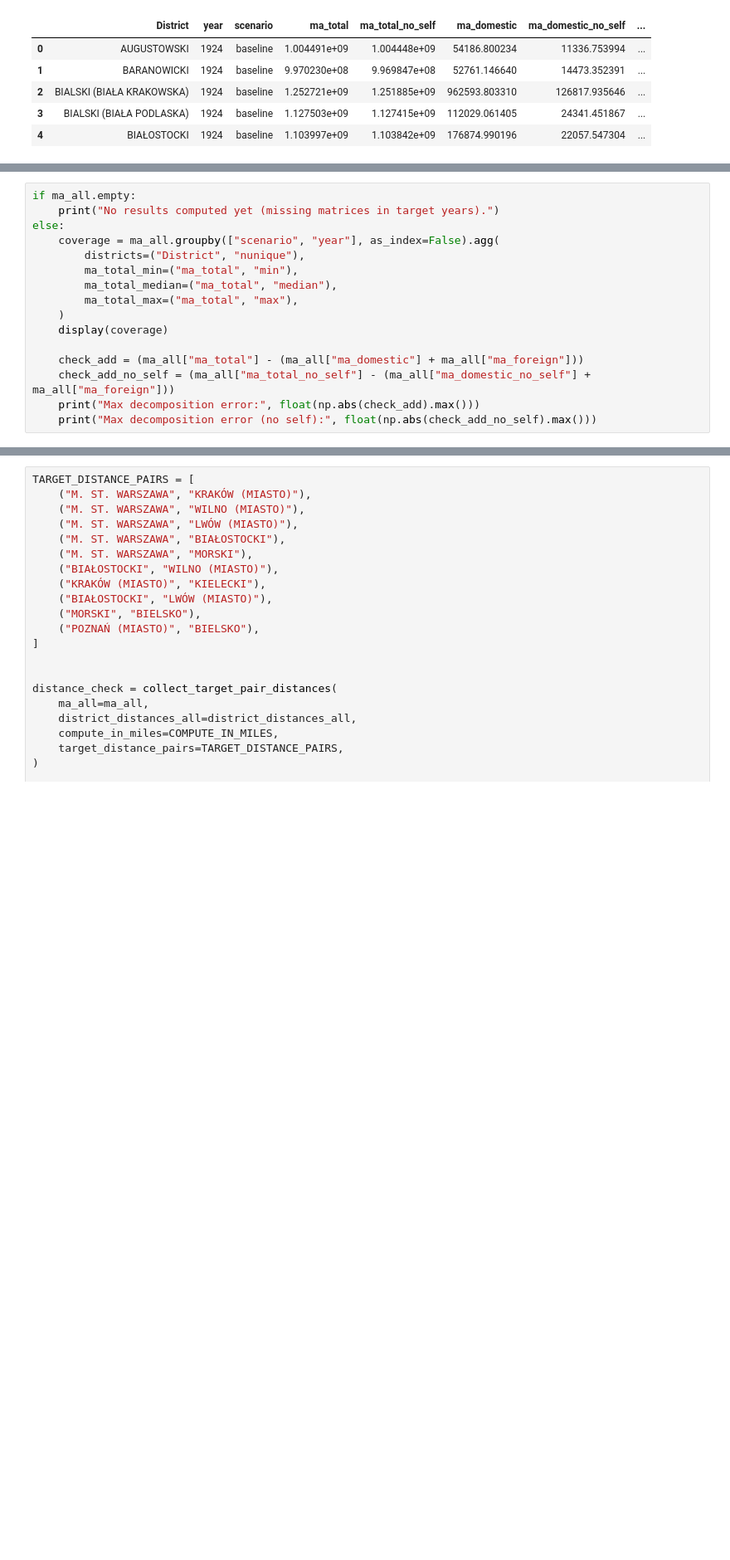
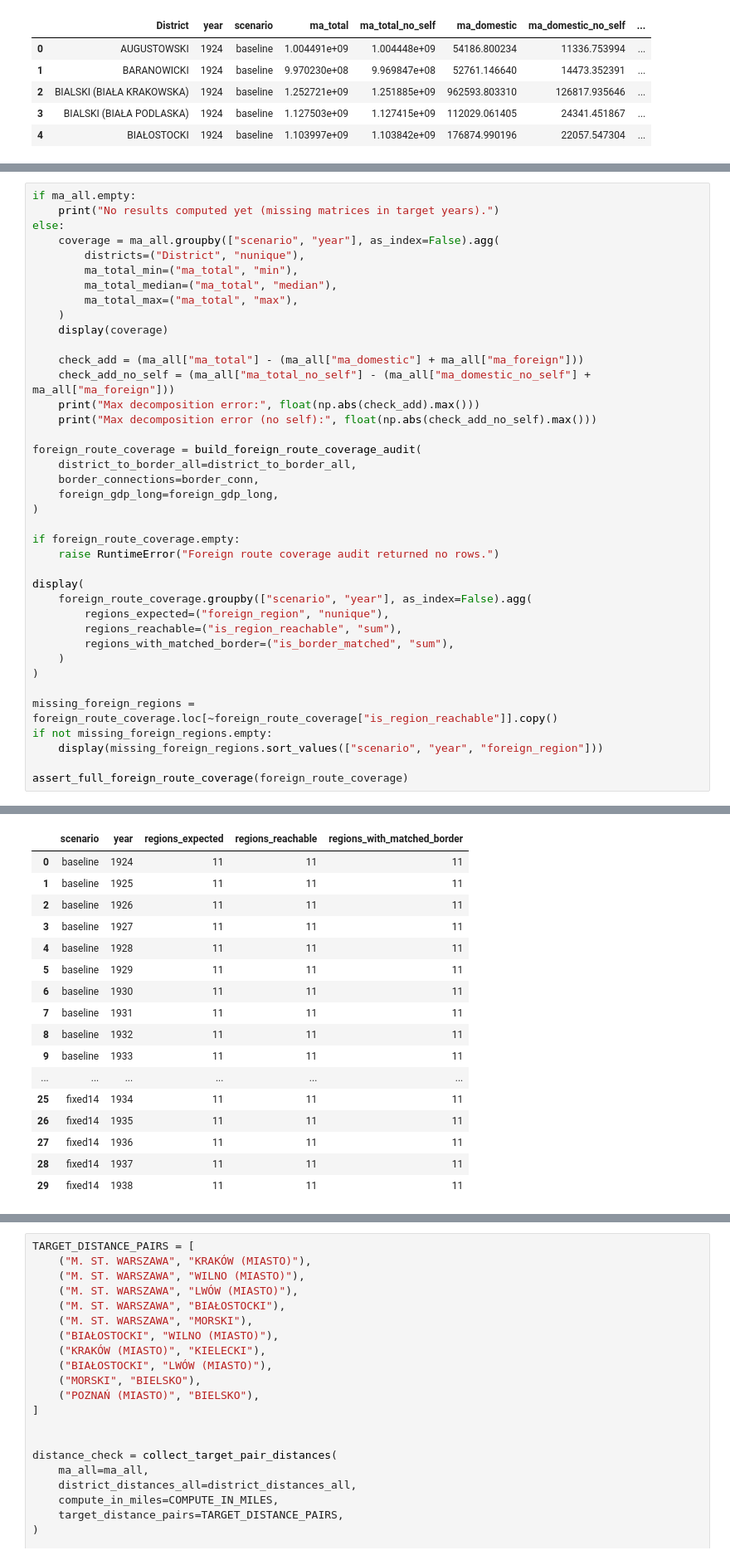
Before and after one commit to jjkiljanski/border_harmonization_toolkit, a Jupyter notebook: examples/interwar_poland/market_access/market_access_interwar_poland.ipynb, the cells around one changed output, grey strips where cells are left out. Shown at 83% size. Cells and saved outputs as stored; diff of their text form; blank space fills up the shorter version.

```diff
--- a/examples/interwar_poland/market_access/market_access_interwar_poland.ipynb
+++ b/examples/interwar_poland/market_access/market_access_interwar_poland.ipynb
@@ -514,30 +522,70 @@ else:
         ma_total_min=("ma_total", "min"),
         ma_total_median=("ma_total", "median"),
         ma_total_max=("ma_total", "max"),
     )
     display(coverage)
 
     check_add = (ma_all["ma_total"] - (ma_all["ma_domestic"] + ma_all["ma_foreign"]))
     check_add_no_self = (ma_all["ma_total_no_self"] - (ma_all["ma_domestic_no_self"] + ma_all["ma_foreign"]))
     print("Max decomposition error:", float(np.abs(check_add).max()))
     print("Max decomposition error (no self):", float(np.abs(check_add_no_self).max()))
+
+foreign_route_coverage = build_foreign_route_coverage_audit(
+    district_to_border_all=district_to_border_all,
+    border_connections=border_conn,
+    foreign_gdp_long=foreign_gdp_long,
+)
+
+if foreign_route_coverage.empty:
+    raise RuntimeError("Foreign route coverage audit returned no rows.")
+
+display(
+    foreign_route_coverage.groupby(["scenario", "year"], as_index=False).agg(
+        regions_expected=("foreign_region", "nunique"),
+        regions_reachable=("is_region_reachable", "sum"),
+        regions_with_matched_border=("is_border_matched", "sum"),
+    )
+)
+
+missing_foreign_regions = foreign_route_coverage.loc[~foreign_route_coverage["is_region_reachable"]].copy()
+if not missing_foreign_regions.empty:
+    display(missing_foreign_regions.sort_values(["scenario", "year", "foreign_region"]))
+
+assert_full_foreign_route_coverage(foreign_route_coverage)
 # %% [output]
 |  | scenario | year | districts | ma_total_min | ma_total_median | ma_total_max |
 | 0 | baseline | 1924 | 247 | 8.885286e+08 | 1.152630e+09 | 1.581882e+09 |
 | 1 | baseline | 1925 | 247 | 9.623268e+08 | 1.249318e+09 | 1.732211e+09 |
 | 2 | baseline | 1926 | 247 | 1.006833e+09 | 1.312595e+09 | 1.845105e+09 |
 | 3 | baseline | 1927 | 247 | 1.081192e+09 | 1.414016e+09 | 2.005824e+09 |
 | 4 | baseline | 1928 | 247 | 1.114650e+09 | 1.460087e+09 | 2.084383e+09 |
 | 5 | baseline | 1929 | 247 | 1.122999e+09 | 1.464800e+09 | 2.082190e+09 |
 | 6 | baseline | 1930 | 247 | 1.118781e+09 | 1.454065e+09 | 2.063277e+09 |
 | 7 | baseline | 1931 | 247 | 1.063131e+09 | 1.384357e+09 | 1.938121e+09 |
 | 8 | baseline | 1932 | 247 | 9.865804e+08 | 1.281586e+09 | 1.794799e+09 |
 | 9 | baseline | 1933 | 247 | 1.039336e+09 | 1.348837e+09 | 1.895053e+09 |
 | ... | ... | ... | ... | ... | ... | ... |
 | 25 | fixed14 | 1934 | 247 | 5.798430e+08 | 7.172120e+08 | 8.648124e+08 |
 | 26 | fixed14 | 1935 | 247 | 6.381662e+08 | 7.903008e+08 | 9.432579e+08 |
 | 27 | fixed14 | 1936 | 247 | 6.848713e+08 | 8.494148e+08 | 1.018002e+09 |
 | 28 | fixed14 | 1937 | 247 | 7.346497e+08 | 9.110179e+08 | 1.086593e+09 |
 | 29 | fixed14 | 1938 | 247 | 7.928105e+08 | 9.635294e+08 | 1.158974e+09 |
 Max decomposition error: 0.0
 Max decomposition error (no self): 0.0
+|  | scenario | year | regions_expected | regions_reachable | regions_with_matched_border |
+| 0 | baseline | 1924 | 11 | 11 | 11 |
+| 1 | baseline | 1925 | 11 | 11 | 11 |
+| 2 | baseline | 1926 | 11 | 11 | 11 |
+| 3 | baseline | 1927 | 11 | 11 | 11 |
+| 4 | baseline | 1928 | 11 | 11 | 11 |
+| 5 | baseline | 1929 | 11 | 11 | 11 |
+| 6 | baseline | 1930 | 11 | 11 | 11 |
+| 7 | baseline | 1931 | 11 | 11 | 11 |
+| 8 | baseline | 1932 | 11 | 11 | 11 |
+| 9 | baseline | 1933 | 11 | 11 | 11 |
+| ... | ... | ... | ... | ... | ... |
+| 25 | fixed14 | 1934 | 11 | 11 | 11 |
+| 26 | fixed14 | 1935 | 11 | 11 | 11 |
+| 27 | fixed14 | 1936 | 11 | 11 | 11 |
+| 28 | fixed14 | 1937 | 11 | 11 | 11 |
+| 29 | fixed14 | 1938 | 11 | 11 | 11 |
```
Also changed, not shown: parts of 6 cells of this notebook, 1 other file.
